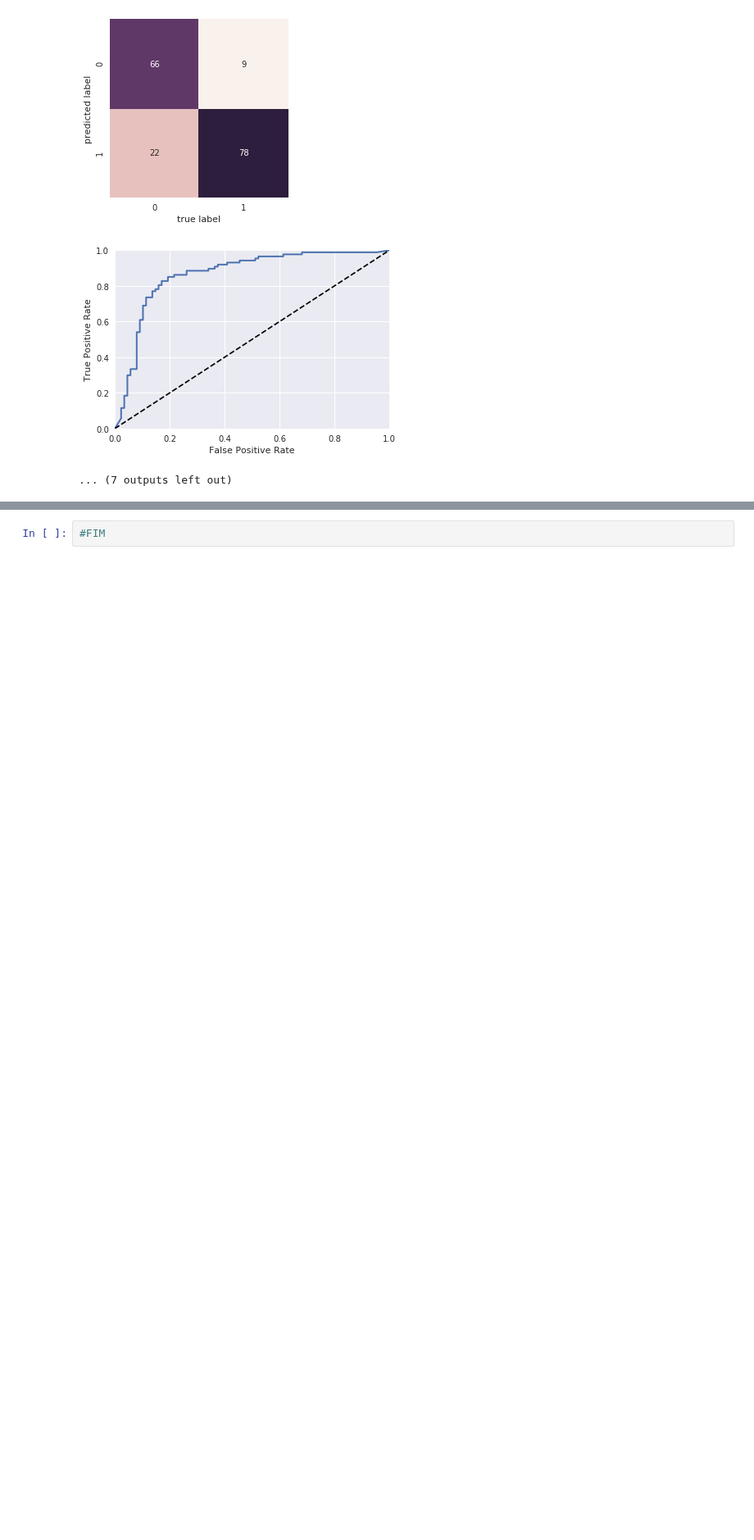
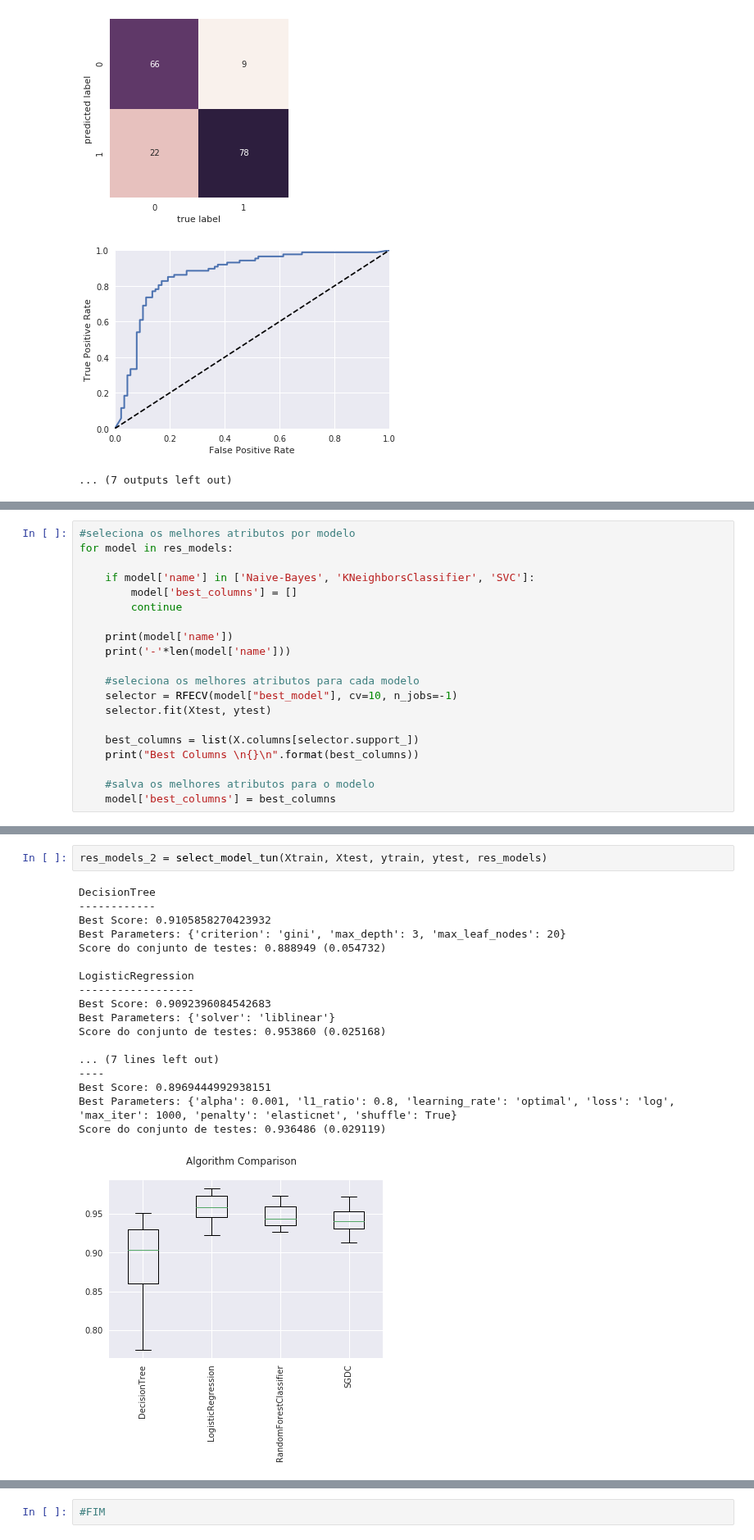
Before and after one commit to tmedeirosb/modelo_ifrn_integrado, a Jupyter notebook: versao_2/workflow_tecnica_tradicional.ipynb, the cells around one changed output, grey strips where cells are left out. Shown at 82% size. Saved outputs shown, nothing was run; the diff lists cells and outputs as text; blank space fills up the shorter version.

```diff
--- a/versao_2/workflow_tecnica_tradicional.ipynb
+++ b/versao_2/workflow_tecnica_tradicional.ipynb
@@ -847,0 +918,20 @@ avg / total       0.83      0.82      0.82       175
+# %%
+#seleciona os melhores atributos por modelo
+for model in res_models:
+
+    if model['name'] in ['Naive-Bayes', 'KNeighborsClassifier', 'SVC']:
+        model['best_columns'] = []
+        continue
+
+    print(model['name'])
+    print('-'*len(model['name']))
+
+    #seleciona os melhores atributos para cada modelo
+    selector = RFECV(model["best_model"], cv=10, n_jobs=-1)
+    selector.fit(Xtest, ytest)
+
+    best_columns = list(X.columns[selector.support_])
+    print("Best Columns \n{}\n".format(best_columns))
+
+    #salva os melhores atributos para o modelo
+    model['best_columns'] = best_columns
@@ -847,0 +958,21 @@ avg / total       0.83      0.82      0.82       175
+# %%
+res_models_2 = select_model_tun(Xtrain, Xtest, ytrain, ytest, res_models)
+# %% [output]
+DecisionTree
+------------
+Best Score: 0.9105858270423932
+Best Parameters: {'criterion': 'gini', 'max_depth': 3, 'max_leaf_nodes': 20}
+Score do conjunto de testes: 0.888949 (0.054732)
+
+LogisticRegression
+------------------
+Best Score: 0.9092396084542683
+Best Parameters: {'solver': 'liblinear'}
+Score do conjunto de testes: 0.953860 (0.025168)
+
+... (7 lines left out)
+----
+Best Score: 0.8969444992938151
+Best Parameters: {'alpha': 0.001, 'l1_ratio': 0.8, 'learning_rate': 'optimal', 'loss': 'log', 'max_iter': 1000, 'penalty': 'elasticnet', 'shuffle': True}
+Score do conjunto de testes: 0.936486 (0.029119)
+[figure, added]
```
Also changed, not shown: parts of 7 cells of this notebook.
